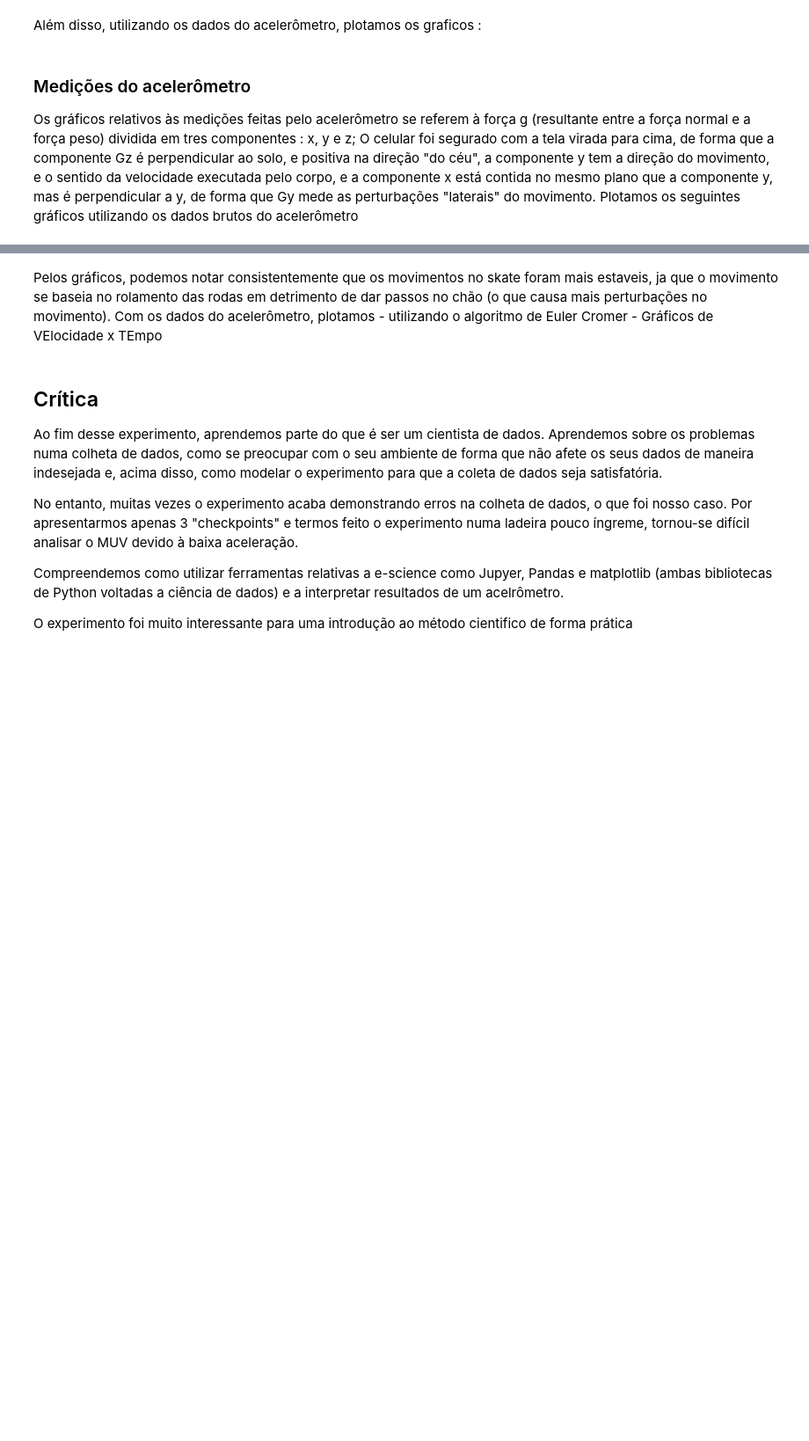
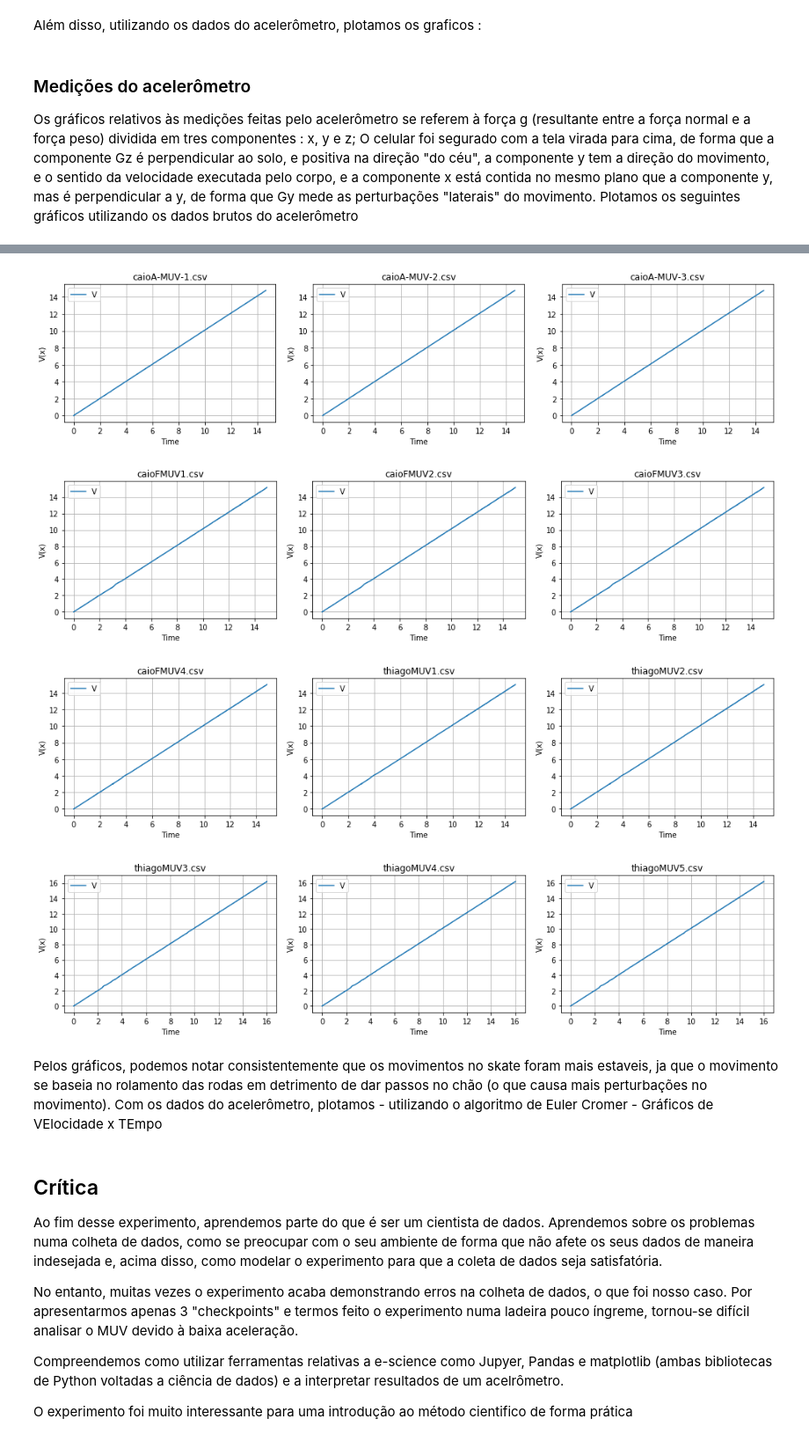
Before and after one commit to caiotda/MAC209, a Jupyter notebook: EP01/ep01.ipynb, the cells around one changed output, grey strips where cells are left out. Shown at 88% size. Drawn from its saved outputs; the diff is of its cells as text; code cells hidden in the pictures; blank space fills up the shorter version.

```diff
--- a/EP01/ep01.ipynb
+++ b/EP01/ep01.ipynb
@@ -111,3 +197,83 @@ KeyError: 'time'
+# %%
+%matplotlib inline
+import pandas as pd
+import matplotlib.pyplot as plt
+import glob
+import math
+import numpy as np
+
+names = []
+for file in glob.glob("*MUV*.csv"):   #armazena o titulo de cada arquivo em uma lista
+    if file != "dadosMU.csv" and file != "dadosMUV.csv":
+        names.append(file)
+#print(names)
+names.sort()  #ordena para facilitar a interpretacao
+
+def calcula(j):
+    tbl = pd.read_csv(names[j])  #le os arquivos.csv
+    tbl.head()
+    a_comp = [tbl['gFx'],tbl['gFy'],tbl['gFz']]
+    t = tbl['time']
+    a_mod = []
+    for i in range(len(a_comp[0])):
+        mod = math.sqrt(a_comp[0][i]**2 + a_comp[1][i]**2 + a_comp[2][i]**2)
+        a_mod.append(mod)
+
+    v = [0]
+    v.append(a_mod[0]*(t[0]))
+    for i in range(1,len(a_mod)-1):
+        v.append(v[i] + a_mod[i]*(t[i]-t[i-1]))
+
+    fig = plt.figure(figsize=(14, 3.5))  #formata os graficos
+    plt.subplot(131)  #posicao de cada grafico na linha (isso que nao consegui fazer funcionar nesse codigo)
+    plt.xlabel('Time')
+    plt.ylabel("V(x)")
+    plt.plot(t,v,label="V")  #cria cada linha
+    #sns.regplot(tbl['time'],tbl['gFz'])
+    plt.title(names[j])
+    plt.grid(True)
+    plt.legend()
+    if j+1 in range(len(names)): j+=1
+    else:
+        plt.tight_layout()
+        plt.show()
+        return()
+
+
+    plt.subplot(132)  #posicao de cada grafico na linha (isso que nao consegui fazer funcionar nesse codigo)
+    plt.xlabel('Time')
+    plt.ylabel("V(x)")
+    plt.plot(t,v,label="V")  #cria cada linha
+    #sns.regplot(tbl['time'],tbl['gFz'])
+    plt.title(names[j])
+    plt.grid(True)
+    plt.legend()
+    if j+1 in range(len(names)): j+=1
+    else:
+        plt.tight_layout()
+        plt.show()
+        return()
+
+
+    plt.subplot(133)  #posicao de cada grafico na linha (isso que nao consegui fazer funcionar nesse codigo)
+    plt.xlabel('Time')
+    plt.ylabel("V(x)")
+    plt.plot(t,v,label="V")  #cria cada linha
+    #sns.regplot(tbl['time'],tbl['gFz'])
+    plt.title(names[j])
+    plt.grid(True)
+    plt.legend()
+    plt.tight_layout()
+    plt.show()     #printa o grafico
+    if j+1 in range(len(names)):
+        j+=1
+        calcula(j)
+calcula(0)
+# %% [output]
+[figure, added]
+[figure, added]
+[figure, added]
+[figure, added]
 # %% [markdown]
 
 Pelos gráficos, podemos notar consistentemente que os movimentos no skate foram mais estaveis, ja que o movimento se baseia no rolamento das rodas em detrimento de dar passos no chão (o que causa mais perturbações no movimento). Com os dados do acelerômetro, plotamos - utilizando o algoritmo de Euler Cromer - Gráficos de VElocidade x TEmpo
```
Also changed, not shown: parts of 4 cells of this notebook, 5 other files.
